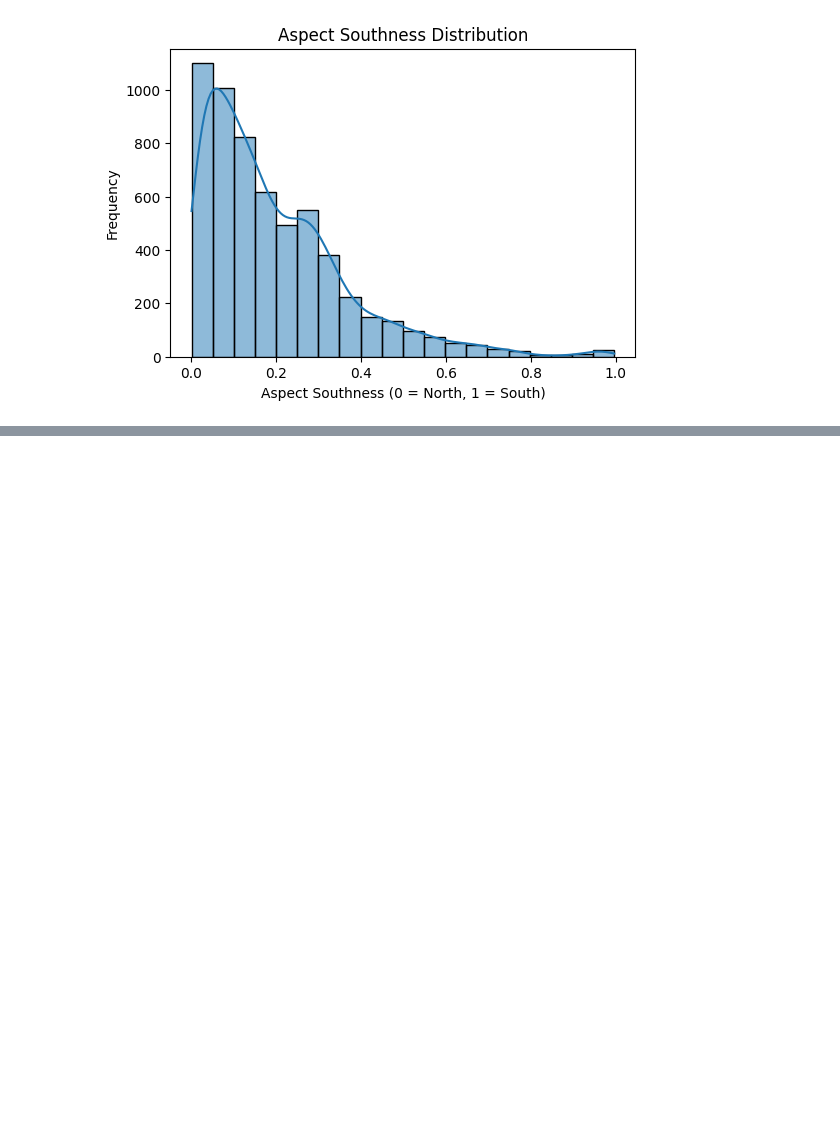
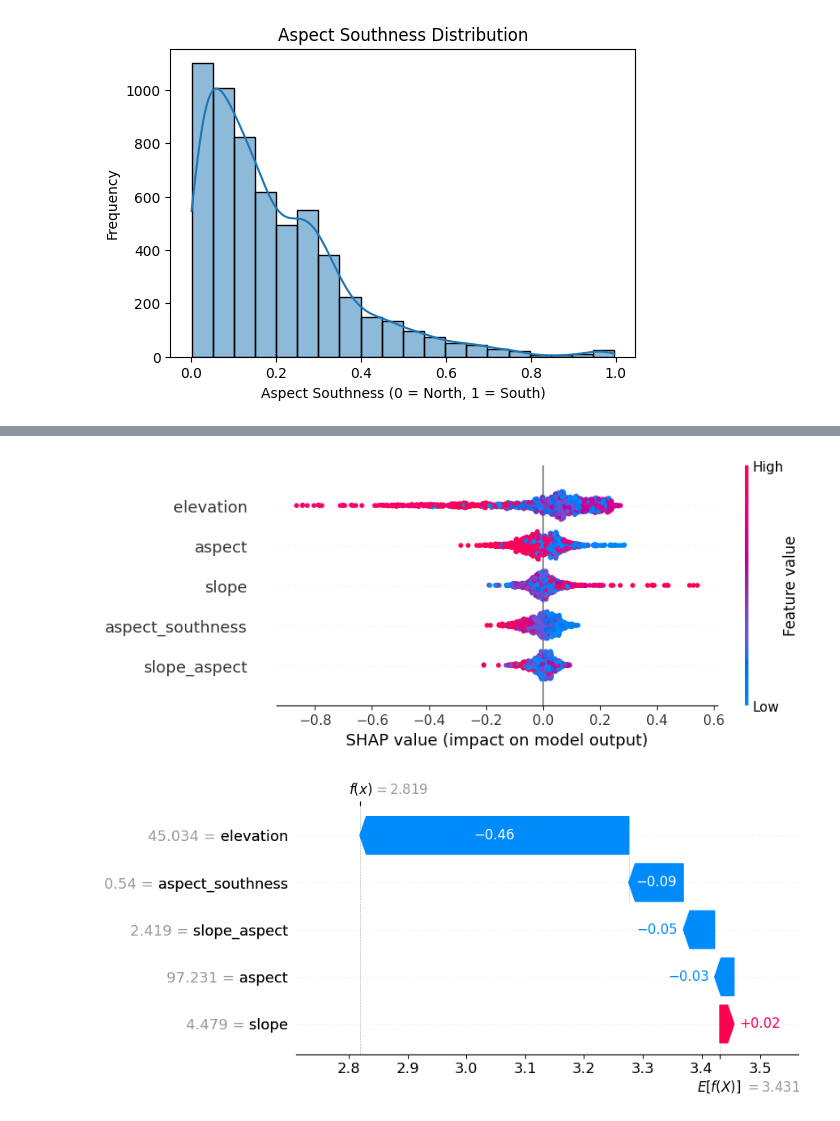
Before and after one commit to samarranjit/Yield_Prediction, a Jupyter notebook: Yield_Prediction_Using_Topographical_Features_of_a_Field.ipynb, the cells around one changed output, grey strips where cells are left out. Saved outputs shown, nothing was run; the diff lists cells and outputs as text; code cells hidden in the pictures; blank space fills up the shorter version.

```diff
--- a/Yield_Prediction_Using_Topographical_Features_of_a_Field.ipynb
+++ b/Yield_Prediction_Using_Topographical_Features_of_a_Field.ipynb
@@ -655,0 +840,18 @@ print(df_yield['aspect_southness'].max())
+# %%
+import shap
+
+# Create SHAP explainer
+explainer = shap.Explainer(model, X_train)
+
+# Get SHAP values for test data
+shap_values = explainer(X_test)
+
+
+# Global summary plot
+shap.plots.beeswarm(shap_values)
+
+# Individual prediction
+shap.plots.waterfall(shap_values[0])
+# %% [output]
+[figure, added]
+[figure, added]
```
Also changed, not shown: parts of 45 cells of this notebook.
